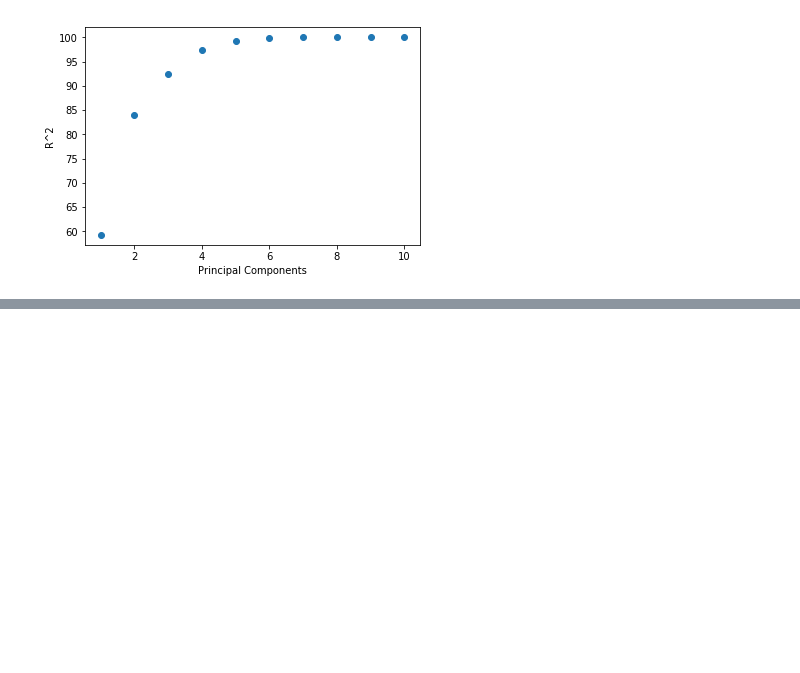
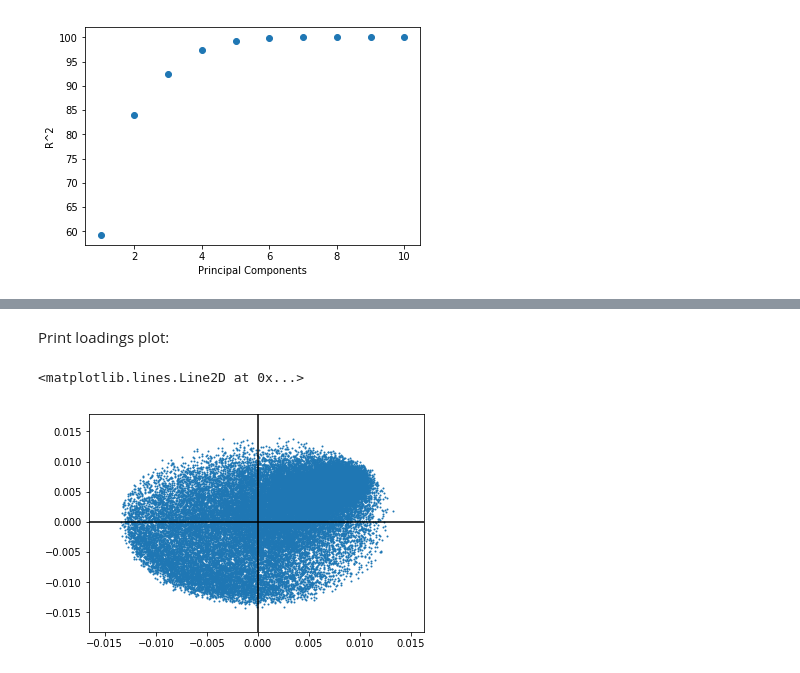
Before and after one commit to S-Ng/BE188_Final_Project, a Jupyter notebook: PLSR Run.ipynb, the cells around one changed output, grey strips where cells are left out. Saved outputs shown, nothing was run; the diff lists cells and outputs as text; code cells hidden in the pictures; blank space fills up the shorter version.

```diff
--- a/PLSR Run.ipynb
+++ b/PLSR Run.ipynb
@@ -89,0 +100,19 @@ plt.show()
+# %% [markdown]
+Print loadings plot:
+# %%
+loadings = pls2.x_loadings_
+new_loadings = np.zeros((42,2))
+count = 0
+i = 0
+while i < len(loadings[:,0]):
+    new_loadings[count,:] = loadings[i,:]
+    count += 1
+    i += 1000
+plt.scatter(loadings[:,0],loadings[:,1], s=1)
+plt.axhline(y=0, color = 'k')
+plt.axvline(x=0, color = 'k')
+#plt.xlim(-0.0001,0.0001)
+#plt.ylim(-0.0001,0.0001)
+# %% [output]
+<matplotlib.lines.Line2D at 0x...>
+[figure, added]
```
Also changed, not shown: parts of 7 cells of this notebook.
